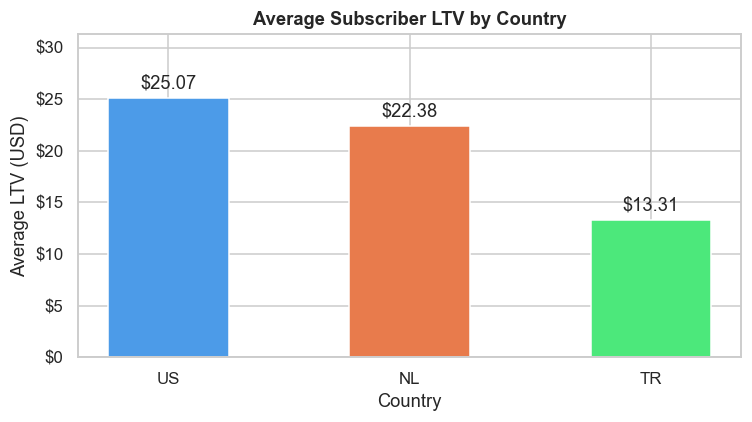
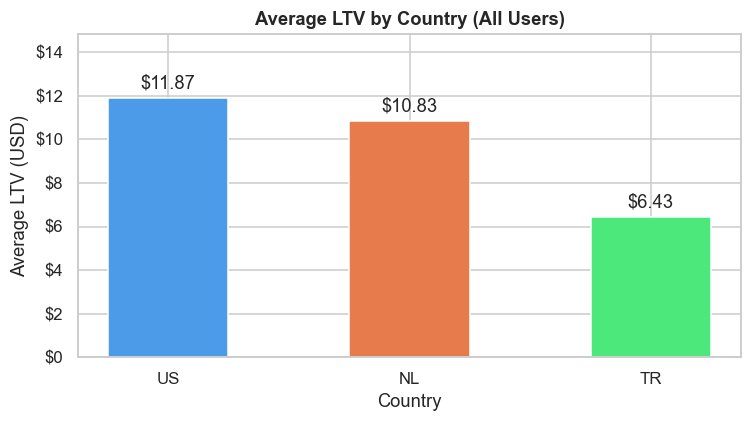
Unified diff of the notebook cell whose output changed from the first chart to the second:
--- before
+++ after
@@ -1,23 +1,13 @@
 sql_t6 = """
--- Step 1: accumulate total spend per paying user
-WITH user_ltv AS (
-    SELECT
-        u.country,
-        e.user_id,
-        SUM(e.amount_usd) AS lifetime_value
-    FROM user_events e
-    JOIN users u ON u.id = e.user_id
-    WHERE e.event_name IN ('subscription_started', 'subscription_renewed')
-    GROUP BY u.country, e.user_id
-)
--- Step 2: average across subscribers per country
 SELECT
-    country,
-    COUNT(*) AS paying_users,
-    ROUND(AVG(lifetime_value), 2) AS avg_ltv_usd,
-    ROUND(MIN(lifetime_value), 2) AS min_ltv_usd,
-    ROUND(MAX(lifetime_value), 2) AS max_ltv_usd
-FROM user_ltv
-GROUP BY country
+    u.country,
+    COUNT(DISTINCT u.id) AS total_users,
+    COUNT(DISTINCT CASE WHEN e.amount_usd > 0 THEN u.id END) AS paying_users,
+    ROUND(SUM(COALESCE(e.amount_usd, 0)) / COUNT(DISTINCT u.id), 2) AS avg_ltv_usd
+FROM users u
+LEFT JOIN user_events e
+    ON u.id = e.user_id
+    AND e.event_name IN ('subscription_started', 'subscription_renewed')
+GROUP BY u.country
 ORDER BY avg_ltv_usd DESC
 """
@@ -27,9 +17,8 @@
 
 colors_t6 = [COUNTRY_COLORS[c] for c in df6["country"]]
-
 fig, ax = plt.subplots(figsize=(7, 4))
 bars = ax.bar(df6["country"], df6["avg_ltv_usd"], color=colors_t6, width=0.5)
 ax.bar_label(bars, fmt="$%.2f", padding=4)
-ax.set_title("Average Subscriber LTV by Country", fontweight="bold")
+ax.set_title("Average LTV by Country (All Users)", fontweight="bold")
 ax.set_ylabel("Average LTV (USD)")
 ax.set_xlabel("Country")
@@ -39,13 +28,21 @@
 plt.show()
 
-us_ltv = float(df6[df6["country"] == "US"]["avg_ltv_usd"].values[0])
-nl_ltv = float(df6[df6["country"] == "NL"]["avg_ltv_usd"].values[0])
-tr_ltv = float(df6[df6["country"] == "TR"]["avg_ltv_usd"].values[0])
+us_ltv   = float(df6[df6["country"] == "US"]["avg_ltv_usd"].values[0])
+nl_ltv   = float(df6[df6["country"] == "NL"]["avg_ltv_usd"].values[0])
+tr_ltv   = float(df6[df6["country"] == "TR"]["avg_ltv_usd"].values[0])
+us_paying = int(df6[df6["country"] == "US"]["paying_users"].values[0])
+nl_paying = int(df6[df6["country"] == "NL"]["paying_users"].values[0])
+tr_paying = int(df6[df6["country"] == "TR"]["paying_users"].values[0])
+us_total  = int(df6[df6["country"] == "US"]["total_users"].values[0])
+nl_total  = int(df6[df6["country"] == "NL"]["total_users"].values[0])
+tr_total  = int(df6[df6["country"] == "TR"]["total_users"].values[0])
+
 print(
-    f"Insight: US subscribers have the highest average LTV at ${us_ltv:.2f}, "
-    f"followed by NL at ${nl_ltv:.2f}. TR is lowest at ${tr_ltv:.2f}, "
-    f"reflecting its lower price point (~$4.99/mo vs ~$8.99–$9.99/mo for NL/US). "
-    f"Notably, TR has the most paying users ({int(df6[df6['country']=='TR']['paying_users'].values[0])}) "
-    f"but the lowest per-user revenue local pricing is a deliberate trade-off "
-    f"between volume and revenue per user."
+    f"Insight: LTV is calculated across all users "
+    f"(non-paying users are included with $0 revenue).\n"
+    f"US: ${us_ltv:.2f} avg LTV ({us_paying}/{us_total} users paid). "
+    f"NL: ${nl_ltv:.2f} ({nl_paying}/{nl_total}). "
+    f"TR: ${tr_ltv:.2f} ({tr_paying}/{tr_total}). "
+    f"TR's lower LTV reflects both its lower price point (~$4.99/mo vs "
+    f"~$8.99–$9.99/mo for NL/US) and a lower payment conversion rate."
 )

Commit: 1st to 8th tasks are done.